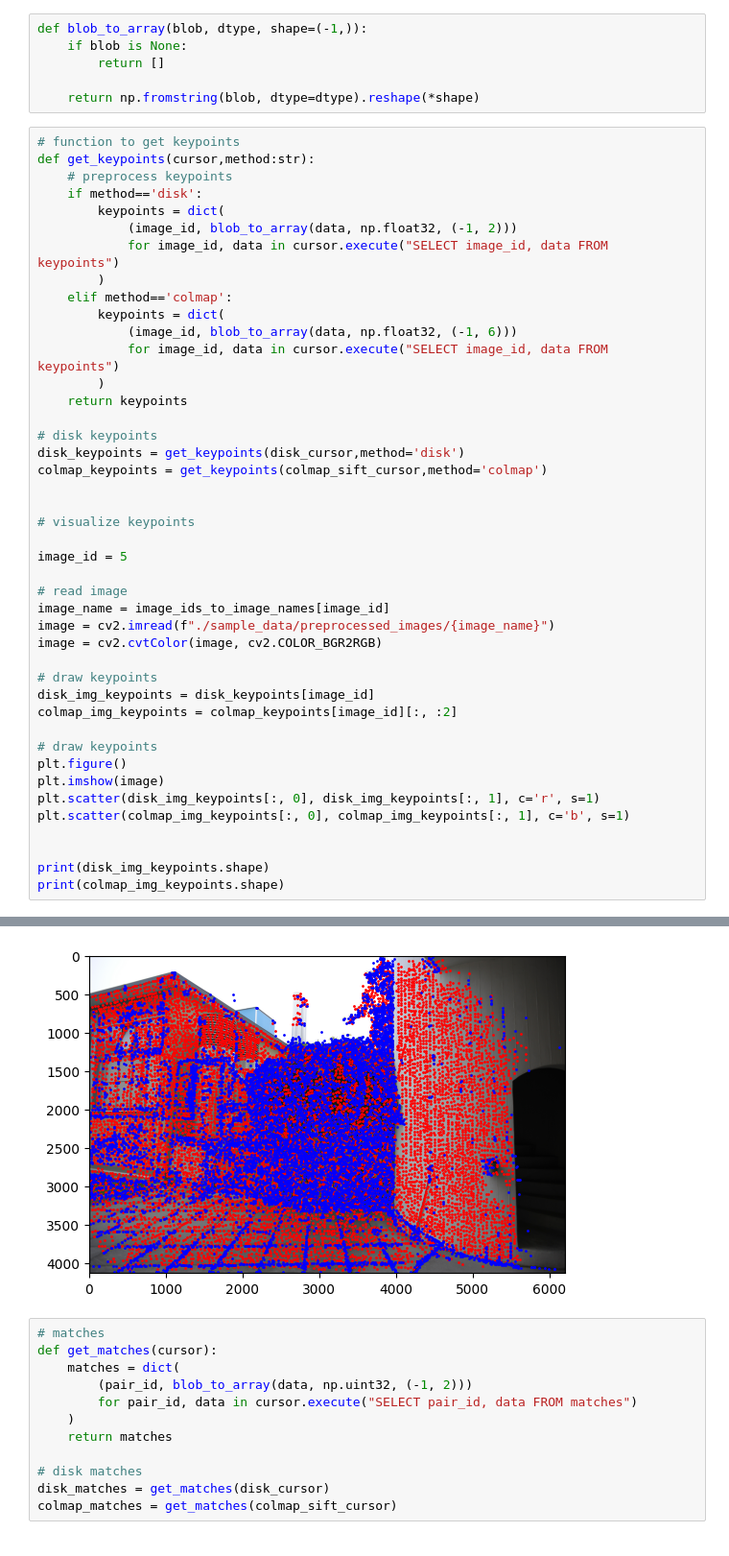
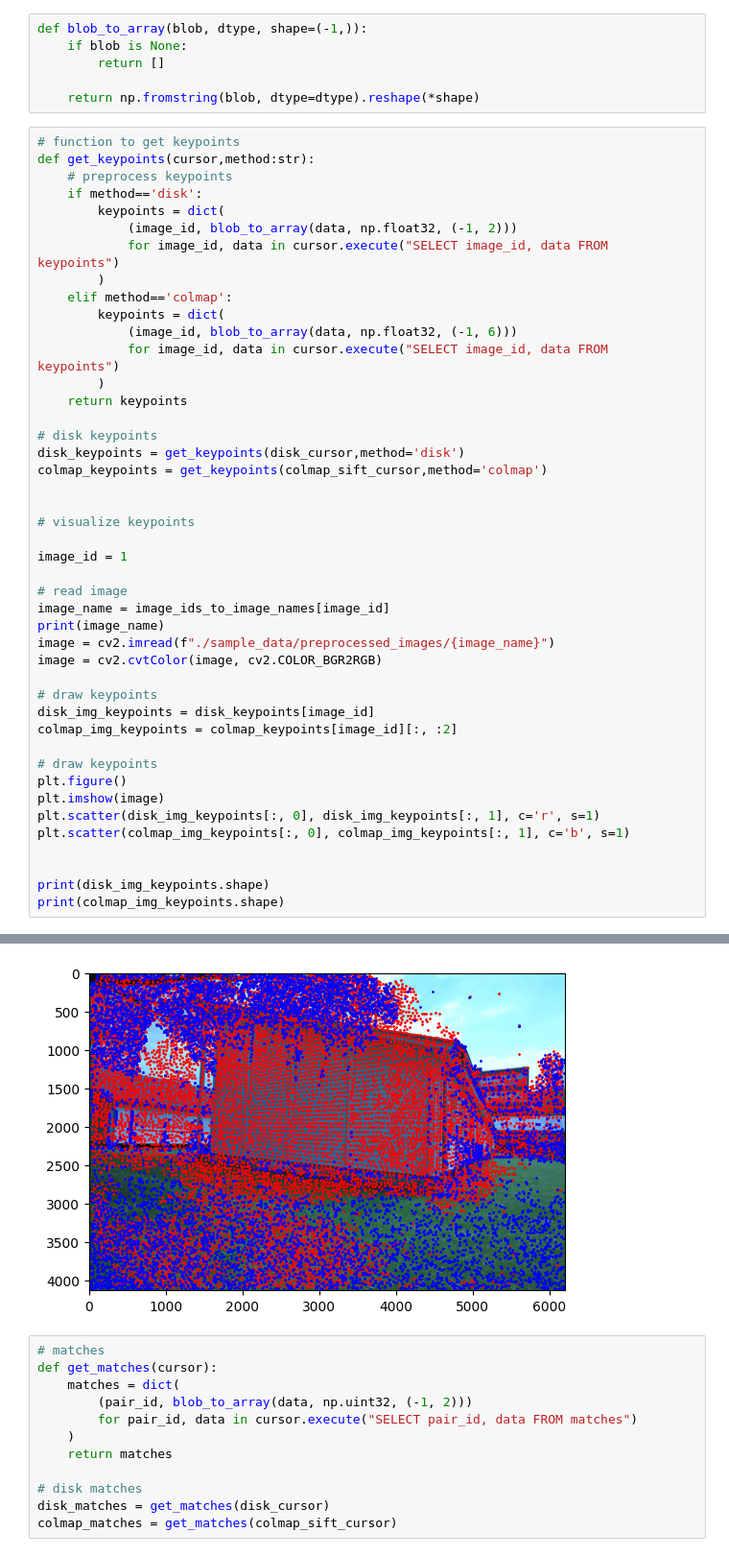
Before and after one commit to gunjanmimo/ROBUST-KEYPOINT-MERGING-FOR-SFM, a Jupyter notebook: database_test.ipynb, the cells around one changed output, grey strips where cells are left out. Shown at 96% size. Drawn from its saved outputs; the diff is of its cells as text.

```diff
--- a/database_test.ipynb
+++ b/database_test.ipynb
@@ -74,10 +74,11 @@ colmap_keypoints = get_keypoints(colmap_sift_cursor,method='colmap')
 
 # visualize keypoints
 
-image_id = 5
+image_id = 1
 
 # read image
 image_name = image_ids_to_image_names[image_id]
+print(image_name)
 image = cv2.imread(f"./sample_data/preprocessed_images/{image_name}")
 image = cv2.cvtColor(image, cv2.COLOR_BGR2RGB)
 
@@ -100,4 +102,4 @@ print(colmap_img_keypoints.shape)
-[figure, old version]
+[figure, new version]
 # %%
 # matches
 def get_matches(cursor):
```
Also changed, not shown: parts of 4 cells of this notebook, 5 other files.
